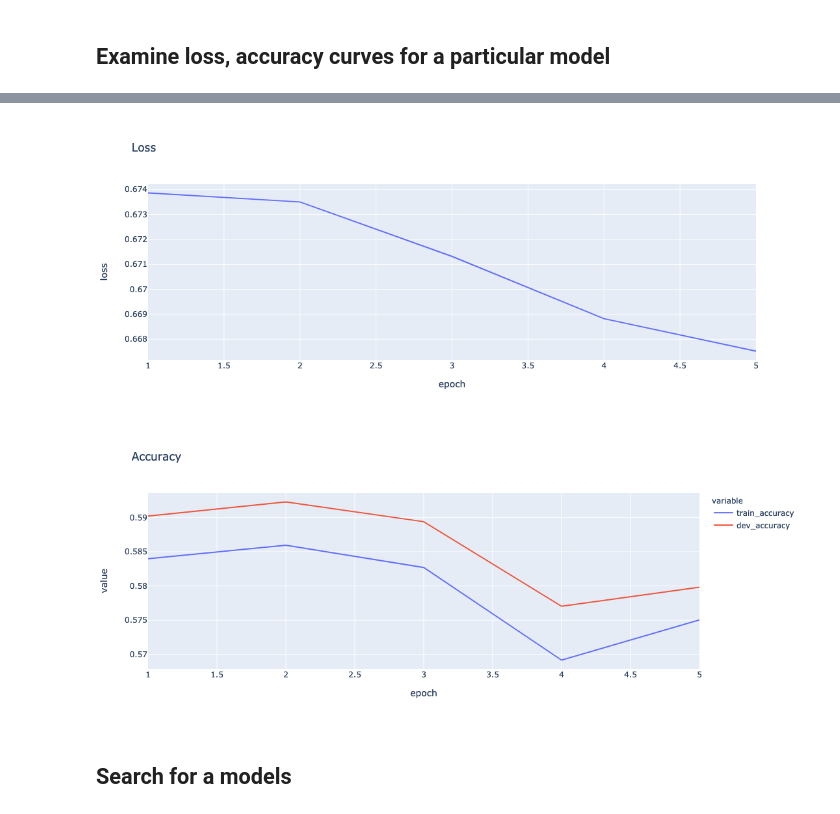
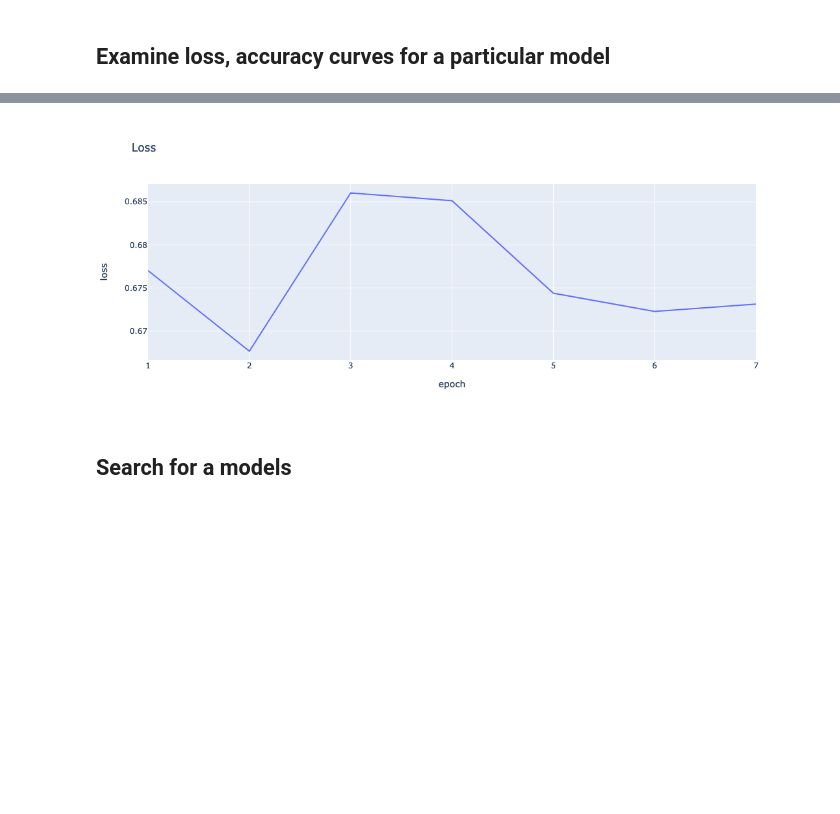
Before and after one commit to michaelmilleryoder/tumblr_community_identity, a Jupyter notebook: jupyter/pytorch_reblog_prediction.ipynb, the cells around one changed output, grey strips where cells are left out. Drawn from its saved outputs; the diff is of its cells as text; code cells hidden in the pictures; blank space fills up the shorter version.

```diff
--- a/jupyter/pytorch_reblog_prediction.ipynb
+++ b/jupyter/pytorch_reblog_prediction.ipynb
@@ -4,7 +4,7 @@
 ## Examine loss, accuracy curves for a particular model
 # %%
 import pandas as pd
-modelname = 'cnnmodel2021-03-31_12-52'
+modelname = 'ffnmodel2021-03-31_19-49'
 log_fpath = f'/projects/tumblr_community_identity/log/{modelname}.csv'
 # log = pd.read_csv(log_fpath, parse_dates=[[0, 1]], infer_datetime_format=True)
 log = pd.read_csv(log_fpath, parse_dates=['datetime'])
@@ -16,7 +16,8 @@ duration = log.datetime.max() - log.datetime.min()
 print(duration/log.epoch.max())
 
 # Get last metrics/epoch
-score_cols = ['loss', 'train_accuracy', 'dev_accuracy']
+# score_cols = ['loss', 'train_accuracy', 'dev_accuracy']
+score_cols = ['loss']
 gped = log.groupby('epoch').agg({col: lambda x: x.tolist()[-1] for col in score_cols})
 gped = gped.iloc[:-1] # for in progress
 
@@ -24,6 +25,6 @@ import plotly.express as px
 fig = px.line(gped, x=gped.index, y='loss', title='Loss')
 fig.show()
 
-fig = px.line(gped, x=gped.index, y=['train_accuracy', 'dev_accuracy'], title='Accuracy')
-fig.show()
+# fig = px.line(gped, x=gped.index, y=['train_accuracy', 'dev_accuracy'], title='Accuracy')
+# fig.show()
 # %% [output]
@@ -31,5 +32,4 @@ fig.show()
-[figure, old version]
+[figure, new version]
-[figure, removed]
 # %% [markdown]
 ## Search for a models
 # %%
```
Also changed, not shown: parts of 24 cells of this notebook, 5 other files.
